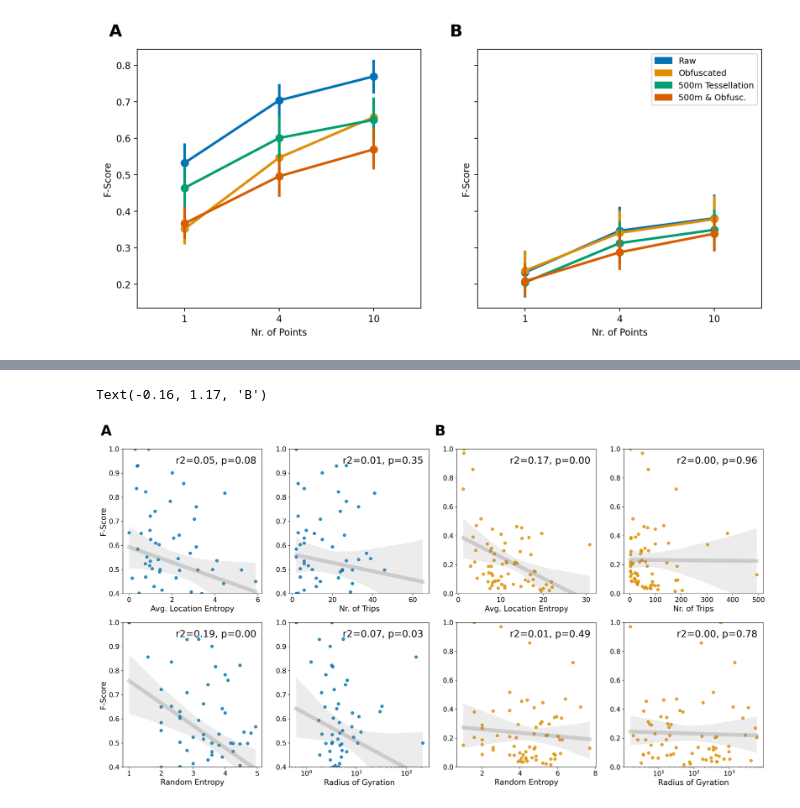
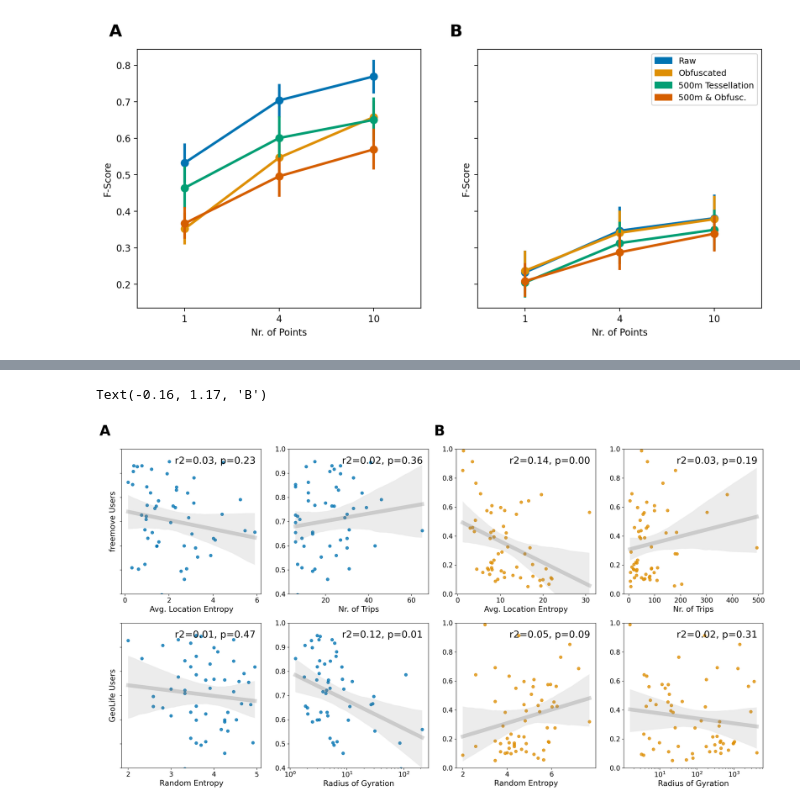
Before and after one commit to benediktstroebl/Master-Thesis, a Jupyter notebook: evaluation.ipynb, the cells around one changed output, grey strips where cells are left out. Drawn from its saved outputs; the diff is of its cells as text; code cells hidden in the pictures.

```diff
--- a/evaluation.ipynb
+++ b/evaluation.ipynb
@@ -274,6 +192,6 @@ g.map_offdiag(sns.regplot)
 # %%
-data_pairplot_geolife = scores.groupby(['data', 'nr_points', 'user_id']).mean().reset_index().query('nr_points == 1 and (data == "geolife")')
-data_pairplot_freemove = scores.groupby(['data', 'nr_points', 'user_id']).mean().reset_index().query('nr_points == 1 and (data == "freemove")')
+data_pairplot_geolife = scores.groupby(['data', 'nr_points', 'user_id']).mean().reset_index().query('nr_points == 4 and (data == "geolife")')
+data_pairplot_freemove = scores.groupby(['data', 'nr_points', 'user_id']).mean().reset_index().query('nr_points == 4 and (data == "freemove")')
 
 
 f, (ax_1, ax_2) = plt.subplots(nrows=2, ncols=4, sharey=False, sharex=False, figsize=(24,12))
@@ -385,37 +303,37 @@ ax_2[2].set_ylabel('', fontsize=fontsize)
 ax_2[3].set_ylabel('', fontsize=fontsize)
 
 
 
-ax1.set_ylabel('freemove Users', fontsize=fontsize)
-ax2.set_ylabel('GeoLife Users', fontsize=fontsize)
-ax1.set_yticklabels([])
-ax2.set_yticklabels([])
-ax1.tick_params(labelsize=14)
-ax2.tick_params(labelsize=14)
+ax_1[0].set_ylabel('freemove Users', fontsize=fontsize)
+ax_2[0].set_ylabel('GeoLife Users', fontsize=fontsize)
+ax_1[0].set_yticklabels([])
+ax_2[0].set_yticklabels([])
+ax_1[0].tick_params(labelsize=14)
+ax_2[0].tick_params(labelsize=14)
 
 ax_1[0].set_ylim(0.4,1)
 ax_1[1].set_ylim(0.4,1)
 ax_2[0].set_ylim(0.4,1)
 ax_2[1].set_ylim(0.4,1)
 
 ax_1[2].set_ylim(0,1)
 ax_1[3].set_ylim(0,1)
 ax_2[2].set_ylim(0,1)
 ax_2[3].set_ylim(0,1)
 
 labelsize=14
 ax_1[0].tick_params(labelsize=labelsize)
 ax_1[1].tick_params(labelsize=labelsize)
 ax_1[2].tick_params(labelsize=labelsize)
 ax_1[3].tick_params(labelsize=labelsize)
 ax_2[0].tick_params(labelsize=labelsize)
 ax_2[1].tick_params(labelsize=labelsize)
 ax_2[2].tick_params(labelsize=labelsize)
 ax_2[3].tick_params(labelsize=labelsize)
 
 
 ax_1[0].text(-0.16, 1.17, chr(65), transform=ax_1[0].transAxes, fontsize=30, fontweight='bold', ha='left', va='top')
 ax_1[2].text(-0.16, 1.17, chr(65+1), transform=ax_1[2].transAxes, fontsize=30, fontweight='bold', ha='left', va='top')
 # %% [output]
 Text(-0.16, 1.17, 'B')
-[figure, old version]
+[figure, new version]
```
Also changed, not shown: parts of 8 cells of this notebook.
